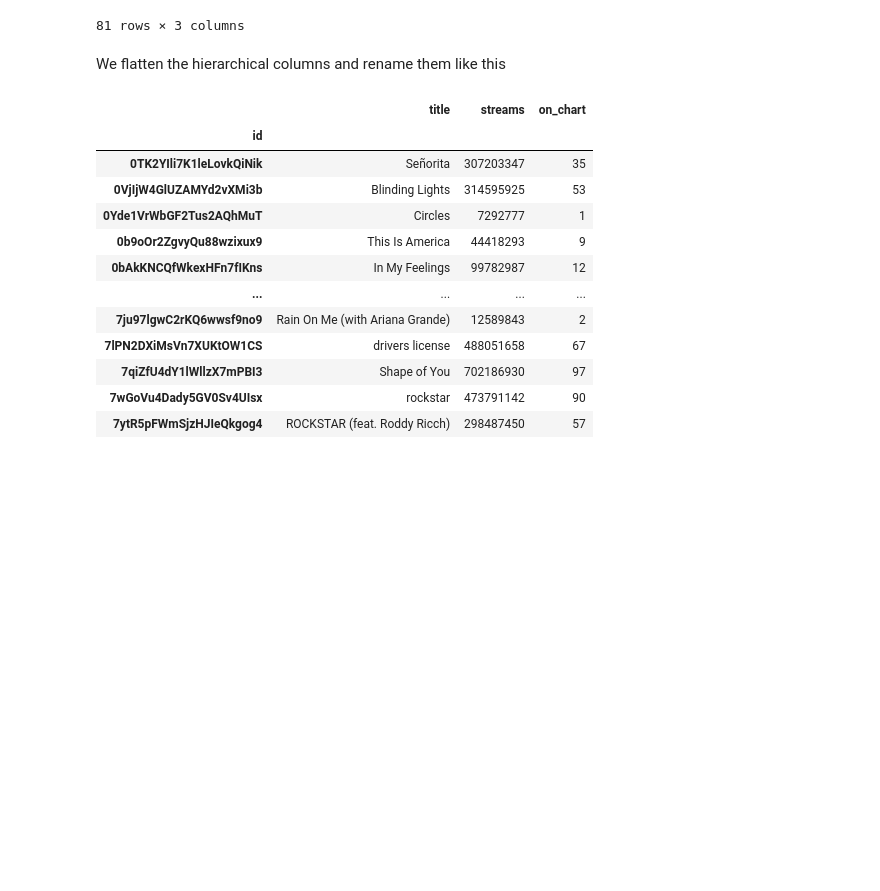
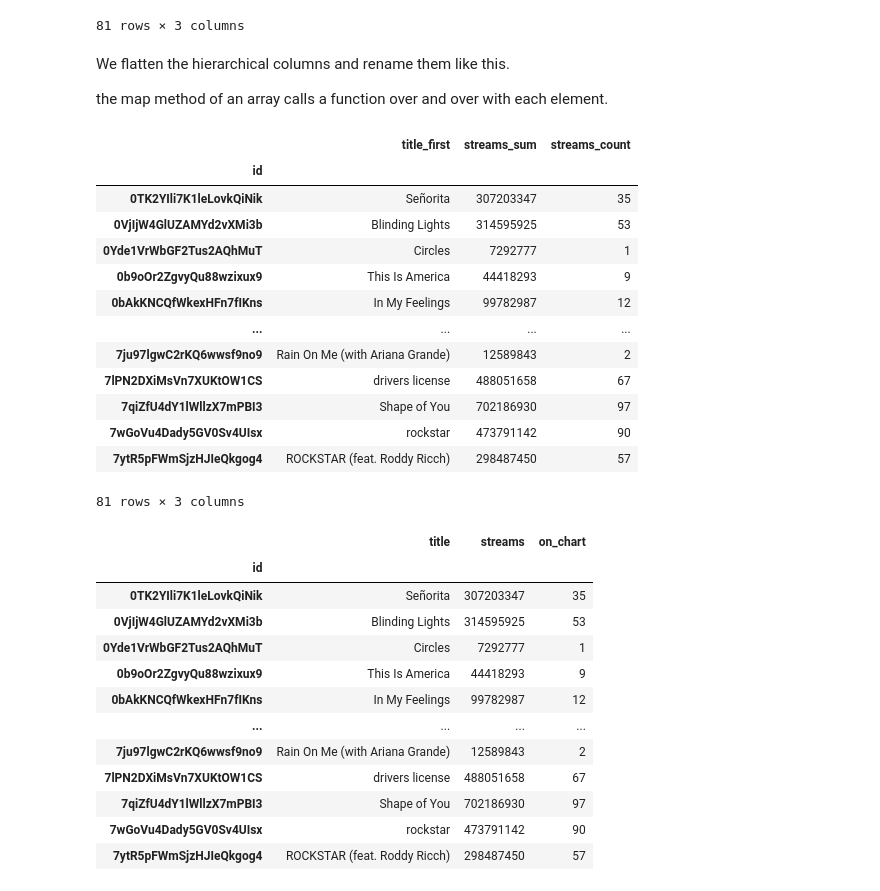
Before and after one commit to mblackstock/ds1-analytics, a Jupyter notebook: 5-spotify.ipynb, the cells around one changed output. Cells and saved outputs as stored; diff of their text form; code cells hidden in the pictures; blank space fills up the shorter version.

```diff
--- a/5-spotify.ipynb
+++ b/5-spotify.ipynb
@@ -331,5 +382,25 @@ track_id
 | 7ytR5pFWmSjzHJIeQkgog4 | ROCKSTAR (feat. Roddy Ricch) | 298487450 | 57 |
 81 rows × 3 columns
 # %% [markdown]
-We flatten the hierarchical columns and rename them like this
+We flatten the hierarchical columns and rename them like this.
+
+the map method of an array calls a function over and over with each element.
+# %%
+track_id.columns = track_id.columns.map('_'.join)
+track_id
+# %% [output]
+|  | title_first | streams_sum | streams_count |
+| id |  |  |  |
+| 0TK2YIli7K1leLovkQiNik | Señorita | 307203347 | 35 |
+| 0VjIjW4GlUZAMYd2vXMi3b | Blinding Lights | 314595925 | 53 |
+| 0Yde1VrWbGF2Tus2AQhMuT | Circles | 7292777 | 1 |
+| 0b9oOr2ZgvyQu88wzixux9 | This Is America | 44418293 | 9 |
+| 0bAkKNCQfWkexHFn7fIKns | In My Feelings | 99782987 | 12 |
+| ... | ... | ... | ... |
+| 7ju97lgwC2rKQ6wwsf9no9 | Rain On Me (with Ariana Grande) | 12589843 | 2 |
+| 7lPN2DXiMsVn7XUKtOW1CS | drivers license | 488051658 | 67 |
+| 7qiZfU4dY1lWllzX7mPBI3 | Shape of You | 702186930 | 97 |
+| 7wGoVu4Dady5GV0Sv4UIsx | rockstar | 473791142 | 90 |
+| 7ytR5pFWmSjzHJIeQkgog4 | ROCKSTAR (feat. Roddy Ricch) | 298487450 | 57 |
+81 rows × 3 columns
 # %%
```
Also changed, not shown: parts of 18 cells of this notebook, 1 other file.
